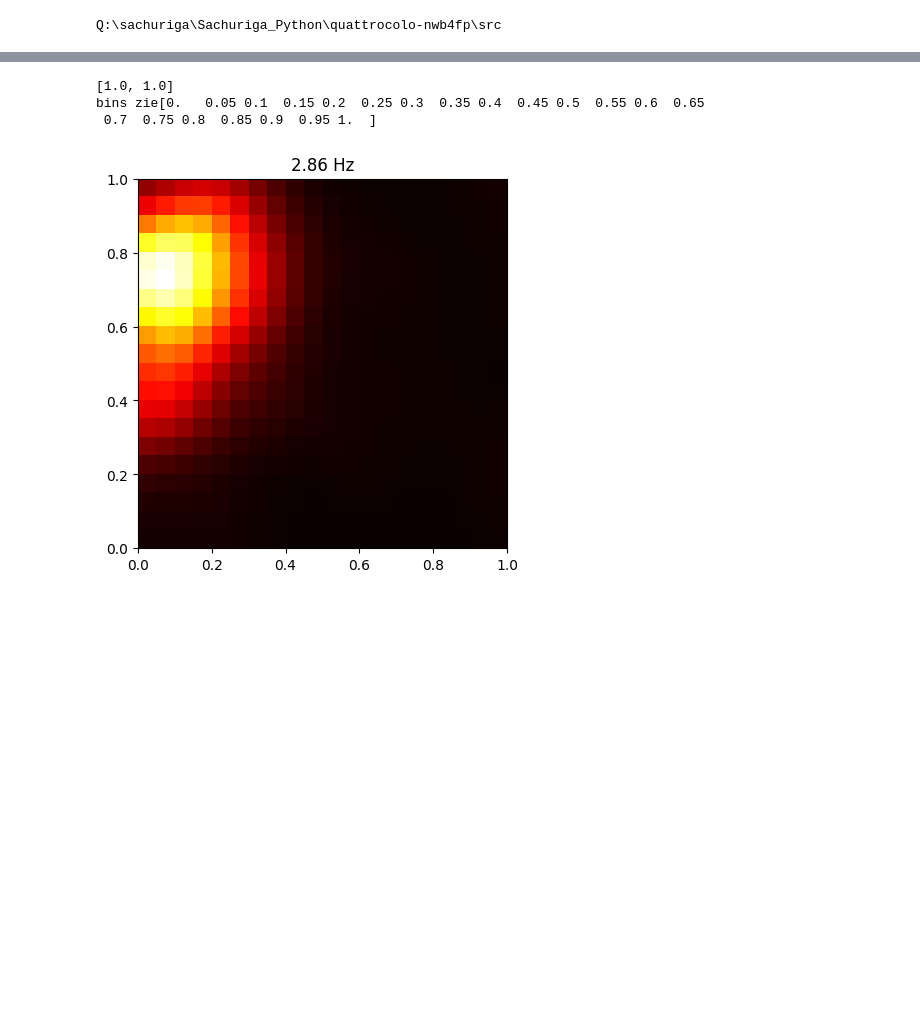
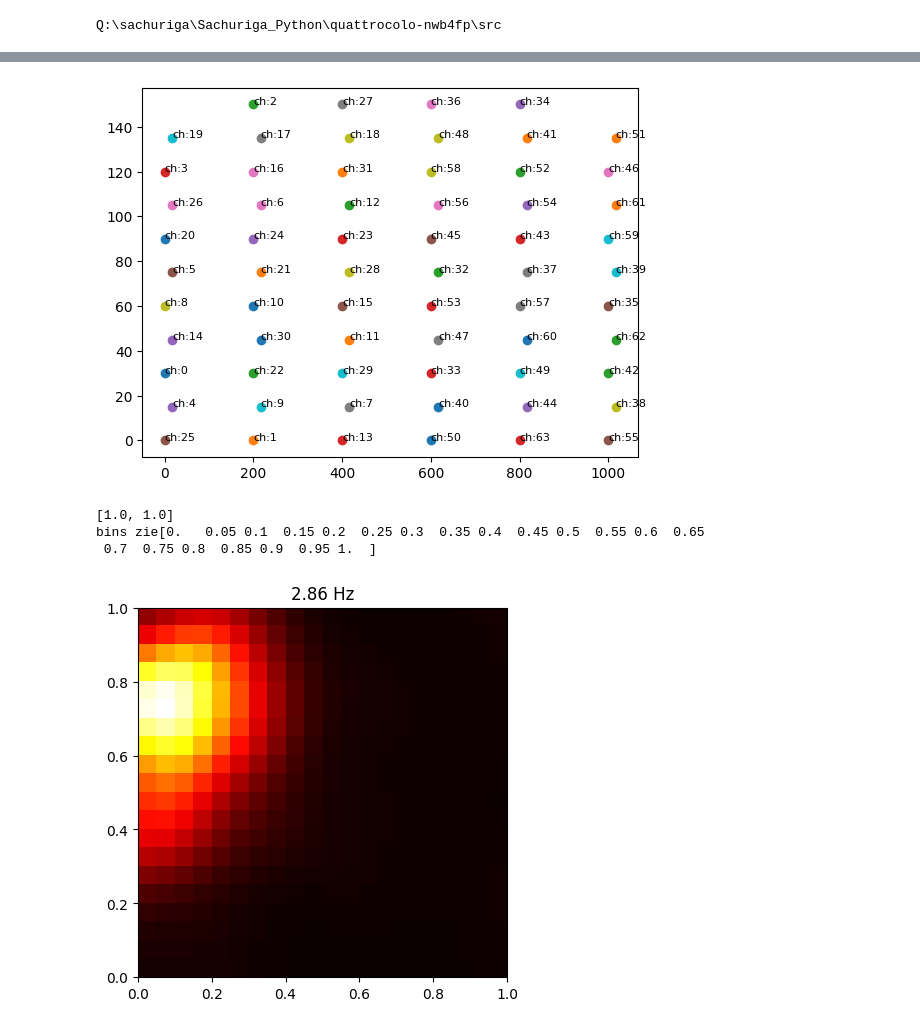
Before and after one commit to Sachuriga/quattrocolo-nwb4fp, a Jupyter notebook: src/nwb4fp/analyses/examples/LFP.ipynb, the cells around one changed output, grey strips where cells are left out. Saved outputs shown, nothing was run; the diff lists cells and outputs as text; code cells hidden in the pictures; blank space fills up the shorter version.

```diff
--- a/src/nwb4fp/analyses/examples/LFP.ipynb
+++ b/src/nwb4fp/analyses/examples/LFP.ipynb
@@ -35,3 +149,39 @@ import pandas as pd
+# %%
+import pandas as pd
+file_path = r"Q:\sachuriga\Sachuriga_Python/quattrocolo-nwb4fp/ASSY-236-F.prb"
+
+# Read the file and parse the dictionary
+local_vars = {'np': np}
+with open(file_path, 'r') as file:
+    exec(file.read(), local_vars)  # Execute the file content with NumPy in scope
+
+
+channel_groups = local_vars.get('channel_groups')
+if channel_groups is None:
+    raise ValueError(f"'channel_groups' not found in {file_path}")
+
+# Assuming channel_groups is loaded from Step 1
+data = []
+for group_id, group_data in channel_groups.items():
+    channels = group_data['channels']
+    geometry = group_data['geometry']
+    for channel in channels:
+        x, y = geometry[channel]
+        data.append({
+            'group_id': group_id,
+            'channel_id': channel,
+            'x': x,
+            'y': y
+        })
+probe_df = pd.DataFrame(data)
+# %%
+for i in range(64):
+    ch = i
+    plt.scatter(probe_df[probe_df['channel_id']==ch]['x'], probe_df[probe_df['channel_id']==ch]['y'], marker='o')  # Using scatter instead of plot to show dots
+    #plt.scatter(probe_df[probe_df['channel_id']==median_list[i]]['x'], probe_df[probe_df['channel_id']==median_list[i]]['y'], marker='^')
+    plt.text(probe_df[probe_df['channel_id']==ch]['x'], probe_df[probe_df['channel_id']==ch]['y'], fr"ch:{i}", fontsize=8, color='black')
+# %% [output]
+[figure, added]
 # %%
 import pandas as pd
 pd.set_option('display.max_rows', None)
```
Also changed, not shown: parts of 5 cells of this notebook, 2 other files.
